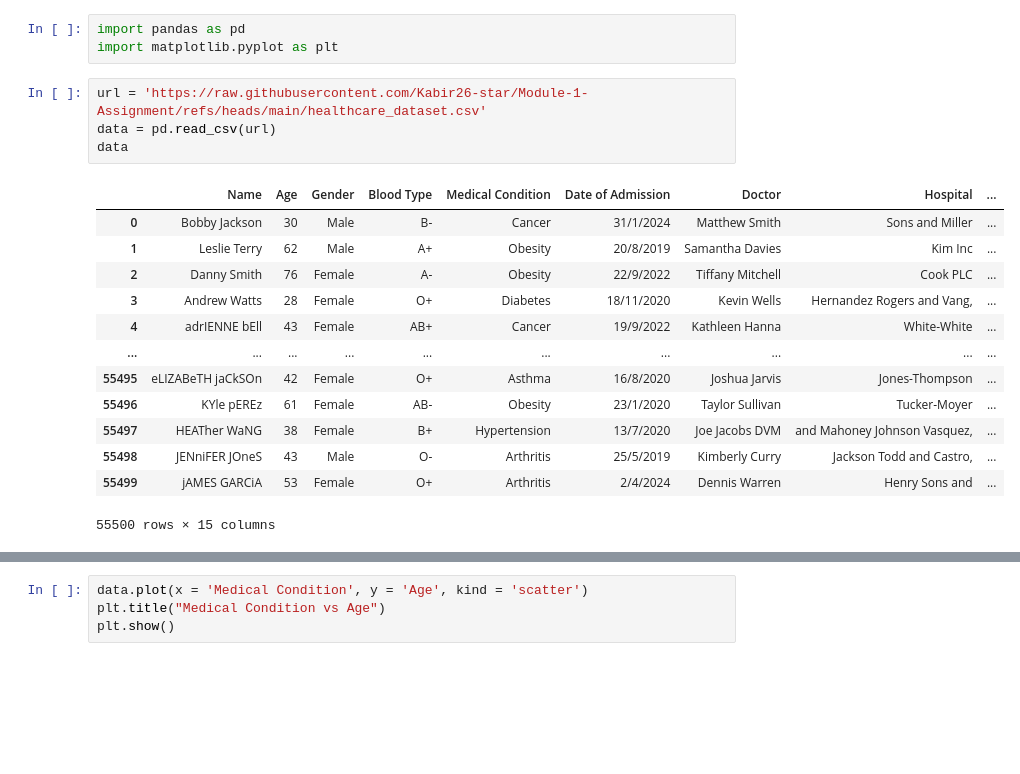
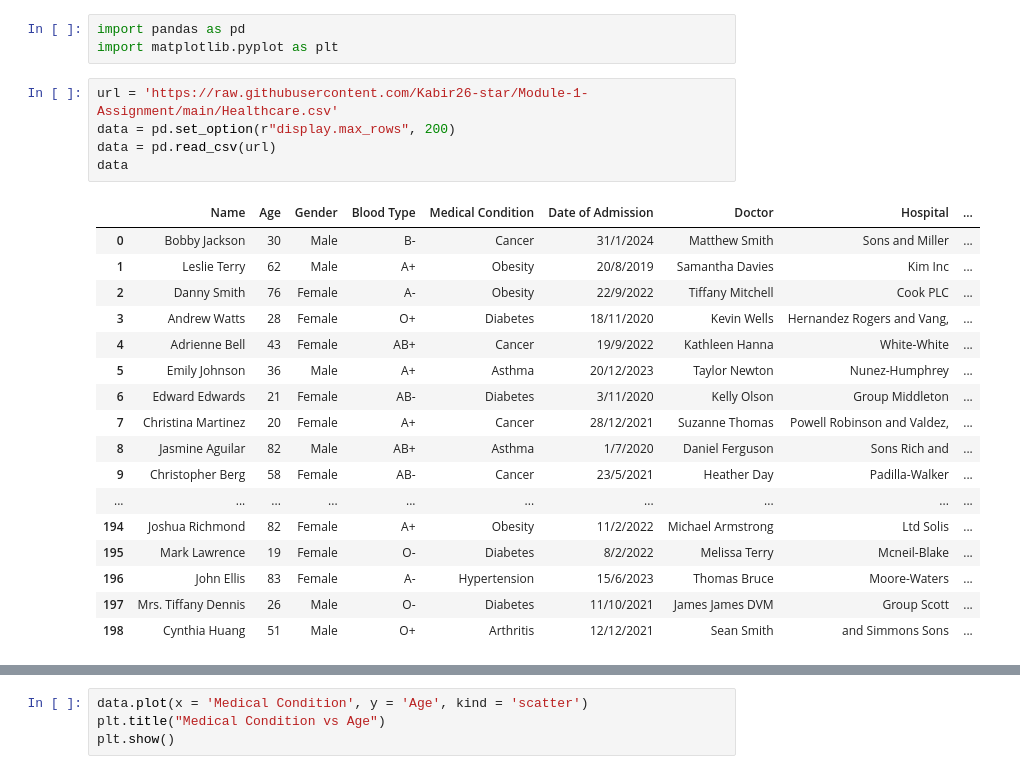
Before and after one commit to Kabir26-star/Module-1-Assignment, a Jupyter notebook: Module_1.ipynb, the cells around one changed output, grey strips where cells are left out. Saved outputs shown, nothing was run; the diff lists cells and outputs as text; blank space fills up the shorter version.

```diff
--- a/Module_1.ipynb
+++ b/Module_1.ipynb
@@ -2,23 +2,28 @@
 import pandas as pd
 import matplotlib.pyplot as plt
 # %%
-url = 'https://raw.githubusercontent.com/Kabir26-star/Module-1-Assignment/refs/heads/main/healthcare_dataset.csv'
+url = 'https://raw.githubusercontent.com/Kabir26-star/Module-1-Assignment/main/Healthcare.csv'
+data = pd.set_option(r"display.max_rows", 200)
 data = pd.read_csv(url)
 data
 # %% [output]
 |  | Name | Age | Gender | Blood Type | Medical Condition | Date of Admission | Doctor | Hospital | ... |
 | 0 | Bobby Jackson | 30 | Male | B- | Cancer | 31/1/2024 | Matthew Smith | Sons and Miller | ... |
 | 1 | Leslie Terry | 62 | Male | A+ | Obesity | 20/8/2019 | Samantha Davies | Kim Inc | ... |
 | 2 | Danny Smith | 76 | Female | A- | Obesity | 22/9/2022 | Tiffany Mitchell | Cook PLC | ... |
 | 3 | Andrew Watts | 28 | Female | O+ | Diabetes | 18/11/2020 | Kevin Wells | Hernandez Rogers and Vang, | ... |
-| 4 | adrIENNE bEll | 43 | Female | AB+ | Cancer | 19/9/2022 | Kathleen Hanna | White-White | ... |
+| 4 | Adrienne Bell | 43 | Female | AB+ | Cancer | 19/9/2022 | Kathleen Hanna | White-White | ... |
+| 5 | Emily Johnson | 36 | Male | A+ | Asthma | 20/12/2023 | Taylor Newton | Nunez-Humphrey | ... |
+| 6 | Edward Edwards | 21 | Female | AB- | Diabetes | 3/11/2020 | Kelly Olson | Group Middleton | ... |
+| 7 | Christina Martinez | 20 | Female | A+ | Cancer | 28/12/2021 | Suzanne Thomas | Powell Robinson and Valdez, | ... |
+| 8 | Jasmine Aguilar | 82 | Male | AB+ | Asthma | 1/7/2020 | Daniel Ferguson | Sons Rich and | ... |
+| 9 | Christopher Berg | 58 | Female | AB- | Cancer | 23/5/2021 | Heather Day | Padilla-Walker | ... |
 | ... | ... | ... | ... | ... | ... | ... | ... | ... | ... |
-| 55495 | eLIZABeTH jaCkSOn | 42 | Female | O+ | Asthma | 16/8/2020 | Joshua Jarvis | Jones-Thompson | ... |
-| 55496 | KYle pEREz | 61 | Female | AB- | Obesity | 23/1/2020 | Taylor Sullivan | Tucker-Moyer | ... |
-| 55497 | HEATher WaNG | 38 | Female | B+ | Hypertension | 13/7/2020 | Joe Jacobs DVM | and Mahoney Johnson Vasquez, | ... |
-| 55498 | JENniFER JOneS | 43 | Male | O- | Arthritis | 25/5/2019 | Kimberly Curry | Jackson Todd and Castro, | ... |
-| 55499 | jAMES GARCiA | 53 | Female | O+ | Arthritis | 2/4/2024 | Dennis Warren | Henry Sons and | ... |
+| 194 | Joshua Richmond | 82 | Female | A+ | Obesity | 11/2/2022 | Michael Armstrong | Ltd Solis | ... |
+| 195 | Mark Lawrence | 19 | Female | O- | Diabetes | 8/2/2022 | Melissa Terry | Mcneil-Blake | ... |
+| 196 | John Ellis | 83 | Female | A- | Hypertension | 15/6/2023 | Thomas Bruce | Moore-Waters | ... |
+| 197 | Mrs. Tiffany Dennis | 26 | Male | O- | Diabetes | 11/10/2021 | James James DVM | Group Scott | ... |
+| 198 | Cynthia Huang | 51 | Male | O+ | Arthritis | 12/12/2021 | Sean Smith | and Simmons Sons | ... |
-55500 rows × 15 columns
 # %%
 data['Age'].plot(kind = 'hist', fill = True, histtype = 'step', color = 'blue')
 plt.title("Age Distribution")
```
Also changed, not shown: parts of 3 cells of this notebook.
